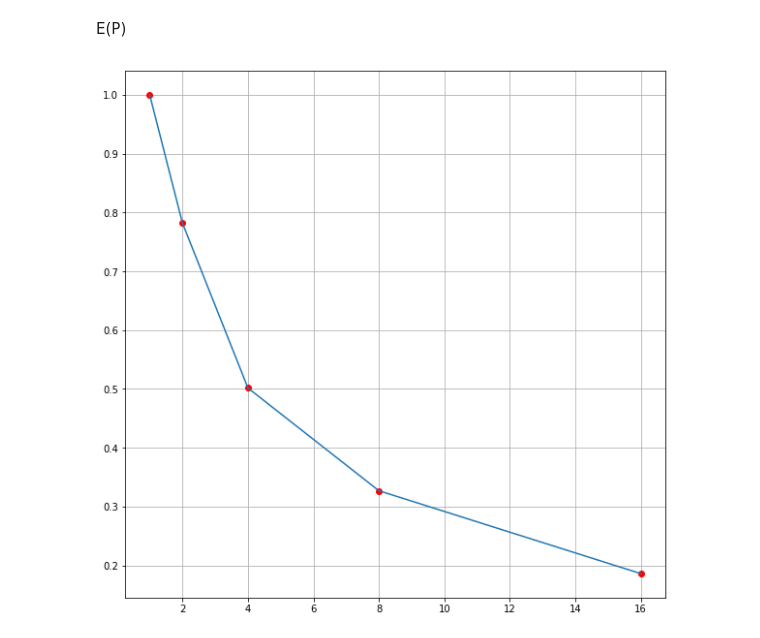
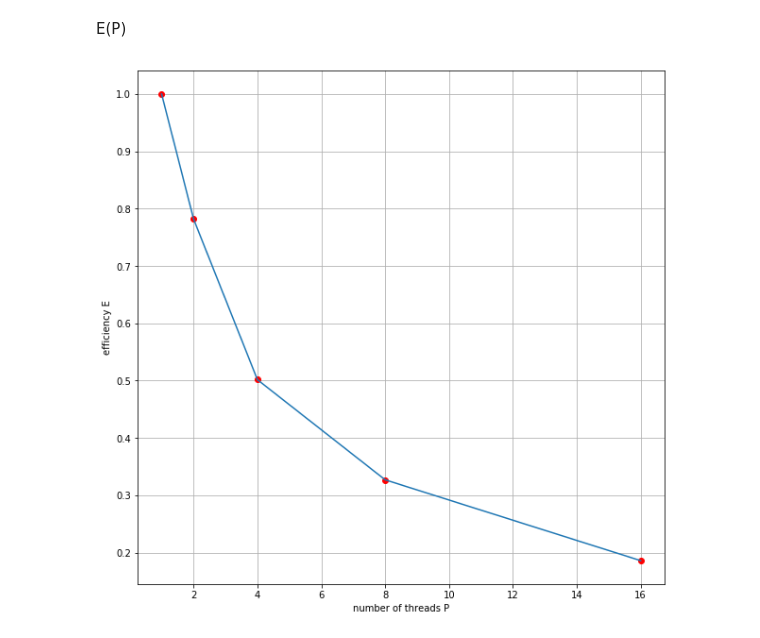
Before and after one commit to KaluginD/MCS_MIPT-term-5, a Jupyter notebook: task-3/Results.ipynb, the cells around one changed output. Cells and saved outputs as stored; diff of their text form; code cells hidden in the pictures.

```diff
--- a/task-3/Results.ipynb
+++ b/task-3/Results.ipynb
@@ -51,8 +55,10 @@ E = S / P
 # %%
 plt.figure(figsize=(10, 10))
 plt.plot(P, E, 'ro')
 plt.plot(P, E)
+plt.xlabel("number of threads P")
+plt.ylabel("efficiency E")
 plt.grid()
 plt.show()
 # %% [output]
-[figure, old version]
+[figure, new version]
```
Also changed, not shown: parts of 2 cells of this notebook, 1 other file.
